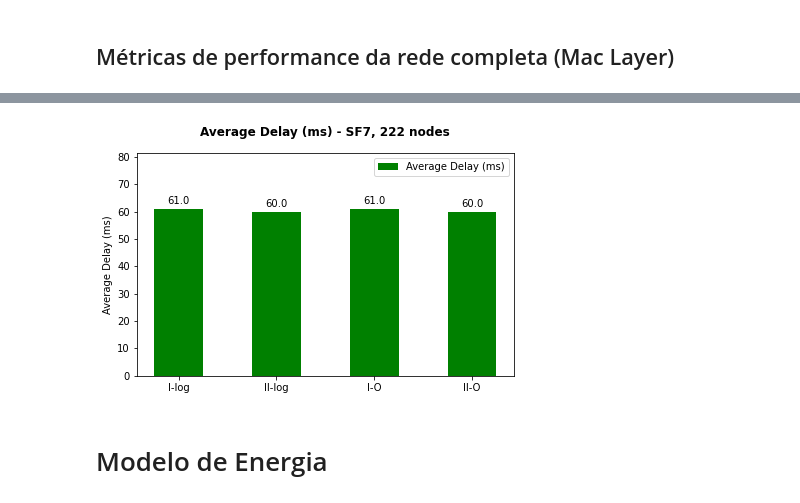
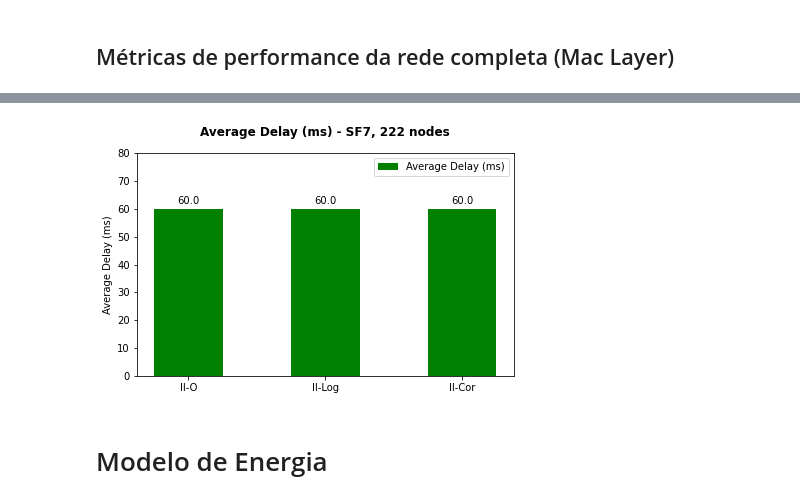
Before and after one commit to wasp-lahis/ns3-bmap, a Jupyter notebook: NS3/lorawan-metricas-exp/analyse_results/unicamp_scenario_analisys.ipynb, the cells around one changed output, grey strips where cells are left out. Cells and saved outputs as stored; diff of their text form; code cells hidden in the pictures.

Commit message:
plot 04-cor e 05-cor simulations

```diff
--- a/NS3/lorawan-metricas-exp/analyse_results/unicamp_scenario_analisys.ipynb
+++ b/NS3/lorawan-metricas-exp/analyse_results/unicamp_scenario_analisys.ipynb
@@ -581,10 +577,10 @@ fig.savefig('phy_performance.png',bbox_inches='tight')
 # ----- Open Datasets - Camada MAC
 
 file = "net_results.txt"
-path_cenario_0 = current_path + "/simulations/04-log/" + file
+path_cenario_0 = current_path + "/simulations/05/" + file
 path_cenario_1 = current_path + "/simulations/05-log/" + file
-path_cenario_2 = current_path + "/simulations/04/" + file
-path_cenario_3 = current_path + "/simulations/05/" + file
+path_cenario_2 = current_path + "/simulations/05-cor/" + file
+# path_cenario_3 = current_path + "/simulations/05/" + file
 
 net_0_df = pd.read_csv(path_cenario_0, header=None)
 net_0_df.columns = ["nSent", "nReceiv", "PER", "PLR", "PDR"]
@@ -601,10 +597,10 @@ net_2_df.columns = ["nSent", "nReceiv", "PER", "PLR", "PDR"]
 print("SHAPE:", net_2_df.shape)
 net_2_df.head()
 
-net_3_df = pd.read_csv(path_cenario_3, header=None)
-net_3_df.columns = ["nSent", "nReceiv", "PER", "PLR", "PDR"]
-print("SHAPE:", net_3_df.shape)
-net_3_df.head()
+# net_3_df = pd.read_csv(path_cenario_3, header=None)
+# net_3_df.columns = ["nSent", "nReceiv", "PER", "PLR", "PDR"]
+# print("SHAPE:", net_3_df.shape)
+# net_3_df.head()
 # %% [output]
 SHAPE: (10, 5)
 SHAPE: (10, 5)
@@ -619,11 +614,11 @@ SHAPE: (10, 5)
 # %%
 #REMOVE OUTLIERS
-net_2_df = net_2_df.iloc[1:].head()
+# net_2_df = net_2_df.iloc[1:].head()
 # %%
 # labels = ['1 ano', '30d - 30min', '30d -10min']
-labels = ['I-log', 'II-log', 'I-O', 'II-O']
+labels = ['II-O', 'II-Log', 'II-Cor']
 
-pdr = [net_0_df['PDR'].mean(), net_1_df['PDR'].mean(), net_2_df['PDR'].mean(), net_3_df['PDR'].mean()]
+pdr = [net_0_df['PDR'].mean(), net_1_df['PDR'].mean(), net_2_df['PDR'].mean()]
 
 x = np.arange(len(labels))  # the label locations
 width = 0.5  # the width of the bars
@@ -666,10 +661,10 @@ fig.savefig('mac_performance.png',bbox_inches='tight')
 # ----- Open Datasets - Camada Delay
 
 file = "delay_results.txt"
-path_cenario_0 = current_path + "/simulations/04-log/" + file
+path_cenario_0 = current_path + "/simulations/05/" + file
 path_cenario_1 = current_path + "/simulations/05-log/" + file
-path_cenario_2 = current_path + "/simulations/04/" + file
-path_cenario_3 = current_path + "/simulations/05/" + file
+path_cenario_2 = current_path + "/simulations/05-cor/" + file
+# path_cenario_3 = current_path + "/simulations/05/" + file
 
 delay_0_df = pd.read_csv(path_cenario_0, header=None)
 # Average delay (ms),  Average delay (ns) per SF, soma dos Delays per SF (ns):
@@ -687,9 +682,9 @@ delay_2_df.columns = ["sent", "receive", "average_delay_s", "average_delay_ns",
 print("SHAPE:", delay_2_df.shape)
 # delay_2_df.head()
 
-delay_3_df = pd.read_csv(path_cenario_3, header=None)
-delay_3_df.columns = ["sent", "receive", "average_delay_s", "average_delay_ns", "delay_p_sf_ns"]
-print("SHAPE:", delay_3_df.shape)
+# delay_3_df = pd.read_csv(path_cenario_3, header=None)
+# delay_3_df.columns = ["sent", "receive", "average_delay_s", "average_delay_ns", "delay_p_sf_ns"]
+# print("SHAPE:", delay_3_df.shape)
 # %% [output]
 SHAPE: (10, 5)
 SHAPE: (10, 5)
@@ -710,10 +698,10 @@ net_2_df.head()
 # %%
 # labels = ['11 bytes', '51 bytes', '222 bytes']
 # labels = ['Cenario I', 'Cenario II']
-labels = ['I-log', 'II-log', 'I-O', 'II-O']
+labels = ['II-O', 'II-Log', 'II-Cor']
 
 delay = [delay_0_df['average_delay_s'].mean(), delay_1_df['average_delay_s'].mean(),
-         delay_2_df['average_delay_s'].mean(), delay_3_df['average_delay_s'].mean()]
+         delay_2_df['average_delay_s'].mean()]
 
 x = np.arange(len(labels))  # the label locations
 width = 0.5  # the width of the bars
@@ -723,34 +711,34 @@ rects1 = ax.bar(x, delay, width, label='Average Delay (ms)', color='green')
 
 
 # Add some text for labels, title and custom x-axis tick labels, etc.
 ax.set_ylabel('Average Delay (ms)')
 ax.set_title('Average Delay (ms) - SF7, 222 nodes', fontweight='bold', fontsize=12, y=1.05)
 ax.set_xticks(x)
 ax.set_xticklabels(labels)
 ax.set_ylim([0, max(delay) + max(delay)/3])
 ax.legend()
 
 
 def autolabel(rects):
     """Attach a text label above each bar in *rects*, displaying its height."""
     for rect in rects:
         height = rect.get_height()
         ax.annotate('{}'.format(round(height,4)),
                     xy=(rect.get_x() + rect.get_width() / 2, height),
                     xytext=(0, 3),  # 3 points vertical offset
                     textcoords="offset points",
                     ha='center', va='bottom')
 
 
 autolabel(rects1)
 
 
 fig.tight_layout()
 
 plt.show()
 fig.savefig('delay_performance.png',bbox_inches='tight')
 # %% [output]
-[figure, old version]
+[figure, new version]
 # %% [markdown]
 # Modelo de Energia
 # %%
```
Also changed, not shown: parts of 12 cells of this notebook.
